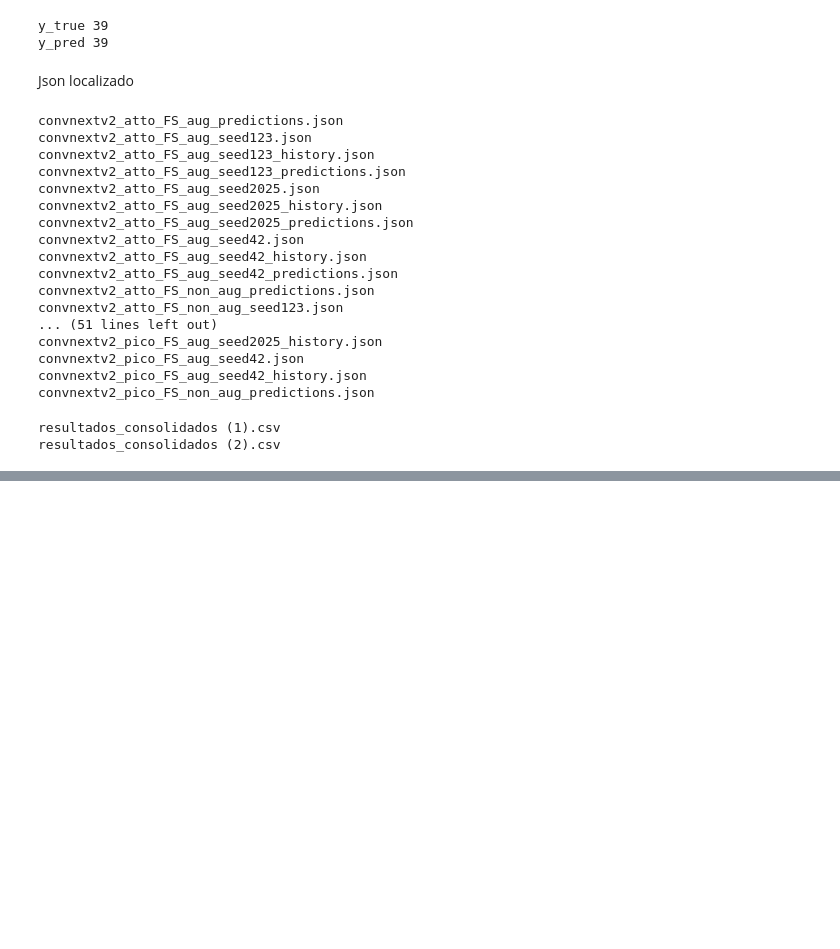
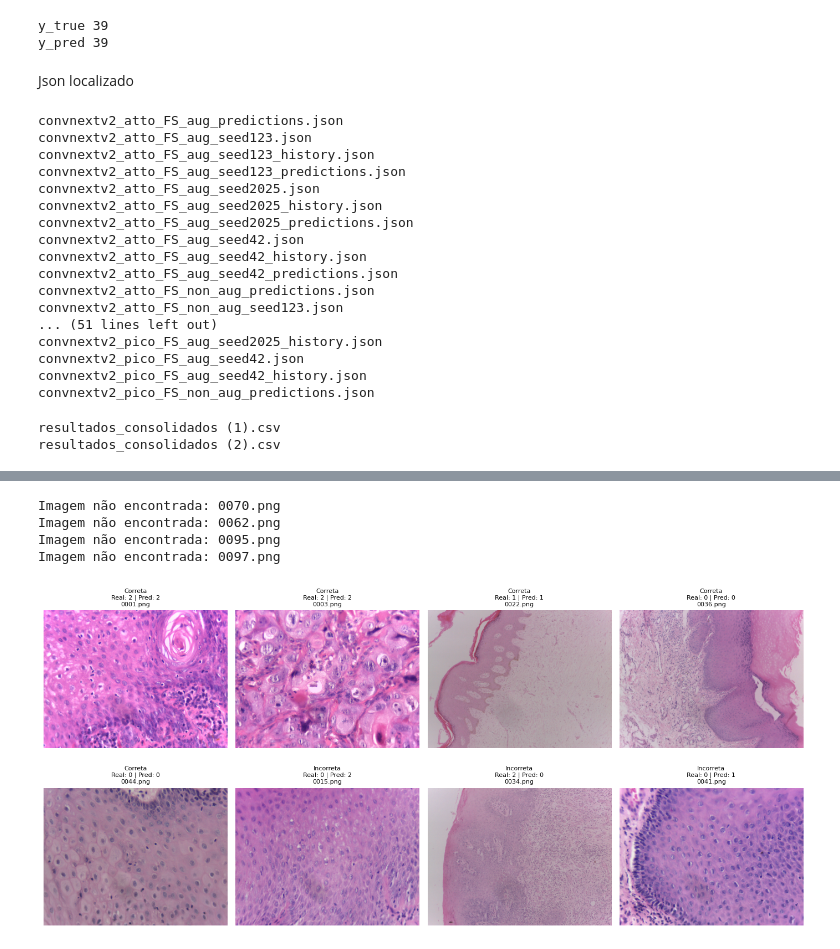
Before and after one commit to LIPAI-Org/Oral-Classification-ConvNeXt-V2, a Jupyter notebook: analise_2_NDB_e_Displasia.ipynb, the cells around one changed output, grey strips where cells are left out. Cells and saved outputs as stored; diff of their text form; code cells hidden in the pictures; blank space fills up the shorter version.

```diff
--- a/analise_2_NDB_e_Displasia.ipynb
+++ b/analise_2_NDB_e_Displasia.ipynb
@@ -695,0 +778,16 @@ resultados_consolidados (2).csv
+# %%
+# Separar exemplos corretos e incorretos por classe
+corretos_ndb = (
+    df_gradcam_ndb[df_gradcam_ndb["correto"] == True]
+    .groupby("y_true")
+    .head(2)
+)
+
+incorretos_ndb = (
+    df_gradcam_ndb[df_gradcam_ndb["correto"] == False]
+    .groupby("y_true")
+    .head(2)
+)
+
+display(corretos_ndb)
+display(incorretos_ndb)
@@ -695,0 +809,48 @@ resultados_consolidados (2).csv
+# %%
+# Exibir imagens corretas e incorretas para Grad-CAM
+import os
+import matplotlib.pyplot as plt
+from PIL import Image
+
+pasta_imagens_ndb = "/content"
+
+amostras_ndb = pd.concat([
+    corretos_ndb.assign(tipo_resultado="Correta"),
+    incorretos_ndb.assign(tipo_resultado="Incorreta")
+]).reset_index(drop=True)
+
+plt.figure(figsize=(14,10))
+
+contador = 1
+
+for _, row in amostras_ndb.iterrows():
+
+    caminho_img = os.path.join(pasta_imagens_ndb, row["path"])
+
+    if not os.path.exists(caminho_img):
+        print(f"Imagem não encontrada: {row['path']}")
+        continue
+
+    img = Image.open(caminho_img).convert("RGB")
+
+    plt.subplot(3,4,contador)
+    plt.imshow(img)
+    plt.axis("off")
+
+    plt.title(
+        f"{row['tipo_resultado']}\n"
+        f"Real: {row['y_true']} | Pred: {row['y_pred']}\n"
+        f"{row['path']}",
+        fontsize=8
+    )
+
+    contador += 1
+
+plt.tight_layout()
+plt.show()
+# %% [output]
+Imagem não encontrada: 0070.png
+Imagem não encontrada: 0062.png
+Imagem não encontrada: 0095.png
+Imagem não encontrada: 0097.png
+[figure, added]
```
Also changed, not shown: parts of 10 cells of this notebook.
